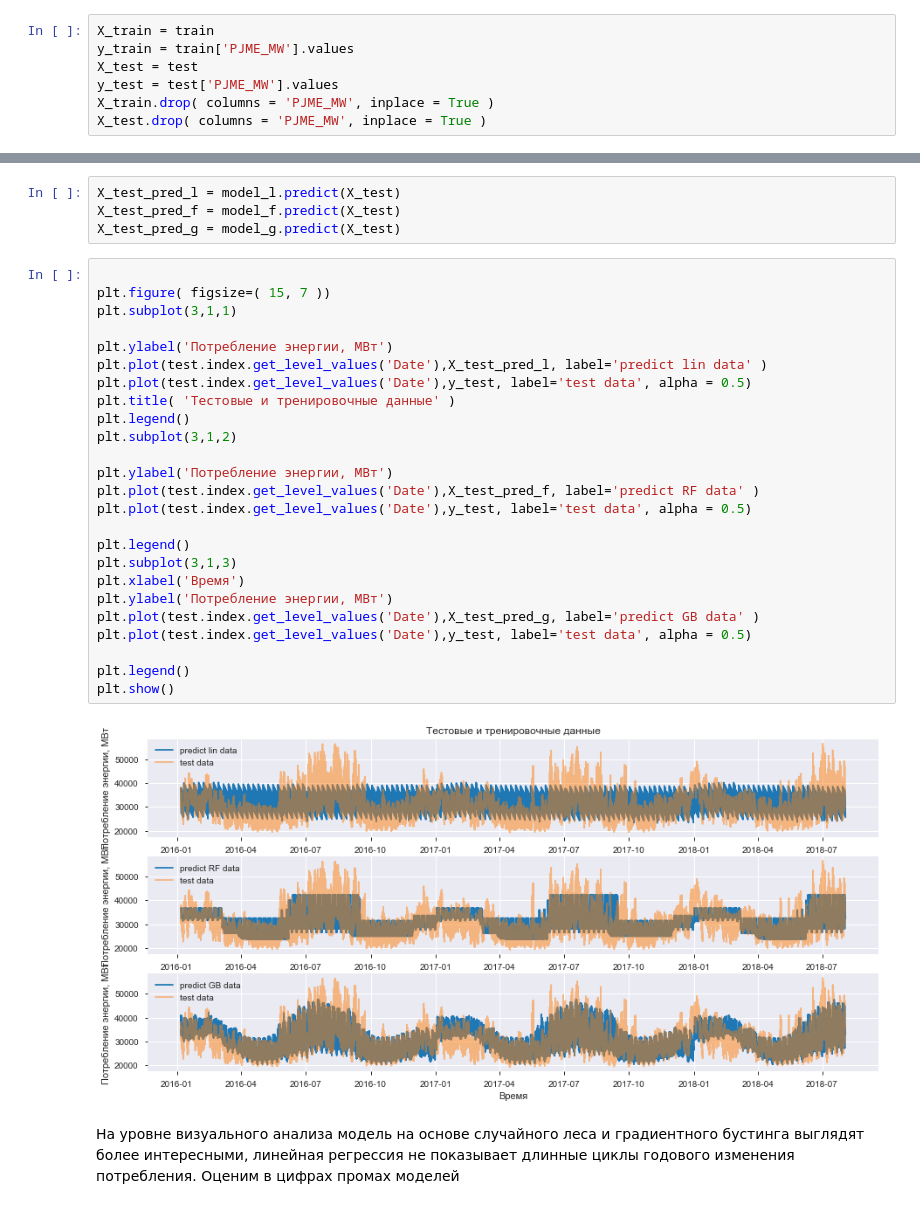
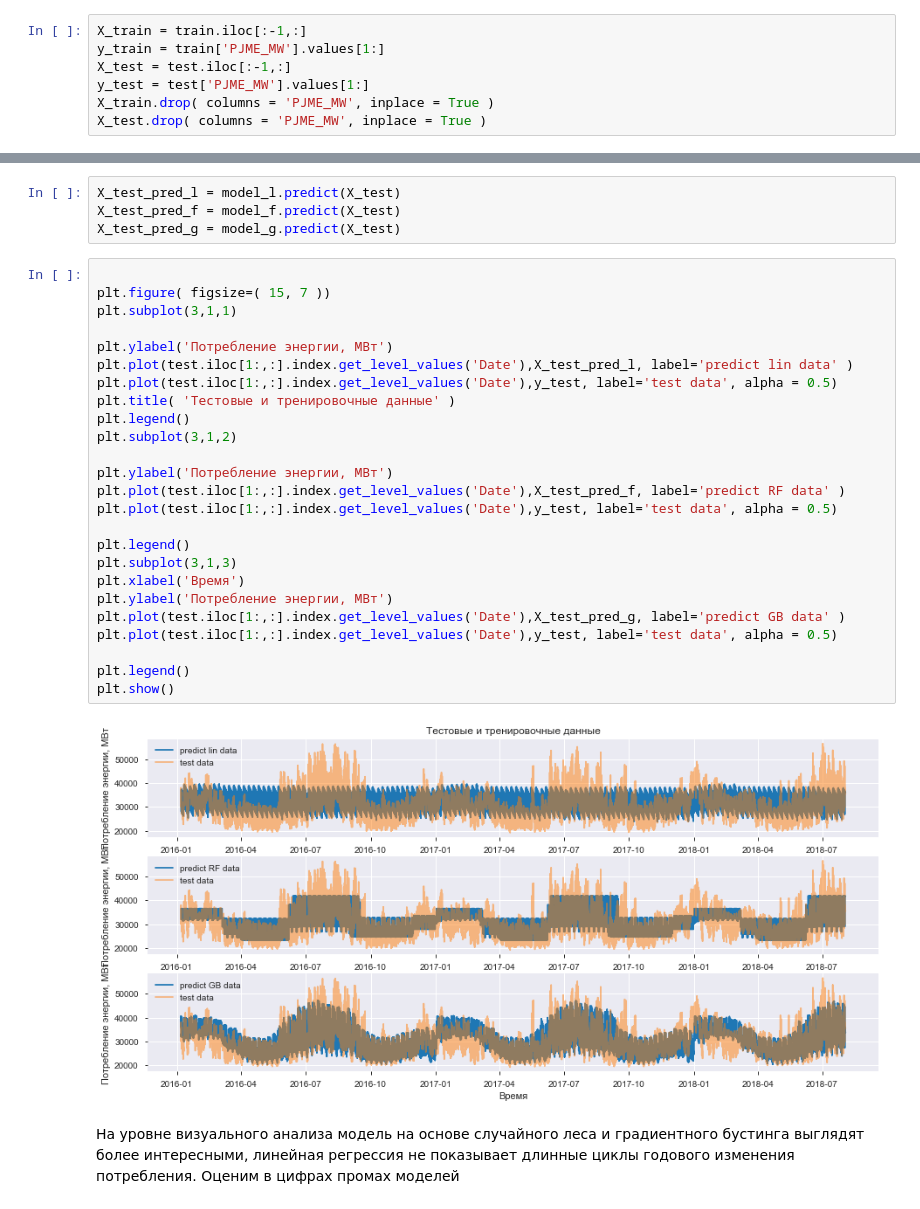
Before and after one commit to alekseyzelepukin/machine_learning_in_business, a Jupyter notebook: lesson_01/Временные ряды 1.ipynb, the cells around one changed output, grey strips where cells are left out. Cells and saved outputs as stored; diff of their text form.

```diff
--- a/lesson_01/Временные ряды 1.ipynb
+++ b/lesson_01/Временные ряды 1.ipynb
@@ -946,9 +946,9 @@ train.head()
 # %% [markdown]
 Теперь выделим описание объекта и целевое свойство
 # %%
-X_train = train
-y_train = train['PJME_MW'].values
-X_test = test
-y_test = test['PJME_MW'].values
+X_train = train.iloc[:-1,:]
+y_train = train['PJME_MW'].values[1:]
+X_test = test.iloc[:-1,:]
+y_test = test['PJME_MW'].values[1:]
 X_train.drop( columns = 'PJME_MW', inplace = True )
 X_test.drop( columns = 'PJME_MW', inplace = True )
@@ -991,30 +996,30 @@ X_test_pred_g = model_g.predict(X_test)
 # %%
 
 plt.figure( figsize=( 15, 7 ))
 plt.subplot(3,1,1)
 
 plt.ylabel('Потребление энергии, МВт')
-plt.plot(test.index.get_level_values('Date'),X_test_pred_l, label='predict lin data' )
-plt.plot(test.index.get_level_values('Date'),y_test, label='test data', alpha = 0.5)
+plt.plot(test.iloc[1:,:].index.get_level_values('Date'),X_test_pred_l, label='predict lin data' )
+plt.plot(test.iloc[1:,:].index.get_level_values('Date'),y_test, label='test data', alpha = 0.5)
 plt.title( 'Тестовые и тренировочные данные' )
 plt.legend()
 plt.subplot(3,1,2)
 
 plt.ylabel('Потребление энергии, МВт')
-plt.plot(test.index.get_level_values('Date'),X_test_pred_f, label='predict RF data' )
-plt.plot(test.index.get_level_values('Date'),y_test, label='test data', alpha = 0.5)
+plt.plot(test.iloc[1:,:].index.get_level_values('Date'),X_test_pred_f, label='predict RF data' )
+plt.plot(test.iloc[1:,:].index.get_level_values('Date'),y_test, label='test data', alpha = 0.5)
 
 plt.legend()
 plt.subplot(3,1,3)
 plt.xlabel('Время')
 plt.ylabel('Потребление энергии, МВт')
-plt.plot(test.index.get_level_values('Date'),X_test_pred_g, label='predict GB data' )
-plt.plot(test.index.get_level_values('Date'),y_test, label='test data', alpha = 0.5)
+plt.plot(test.iloc[1:,:].index.get_level_values('Date'),X_test_pred_g, label='predict GB data' )
+plt.plot(test.iloc[1:,:].index.get_level_values('Date'),y_test, label='test data', alpha = 0.5)
 
 plt.legend()
 plt.show()
 # %% [output]
-[figure, old version]
+[figure, new version]
 # %% [markdown]
 На уровне визуального анализа модель на основе случайного леса и градиентного бустинга выглядят более интересными, линейная регрессия не показывает длинные циклы годового изменения потребления. Оценим в цифрах промах моделей
 # %% [markdown]
```
Also changed, not shown: parts of 6 cells of this notebook.
